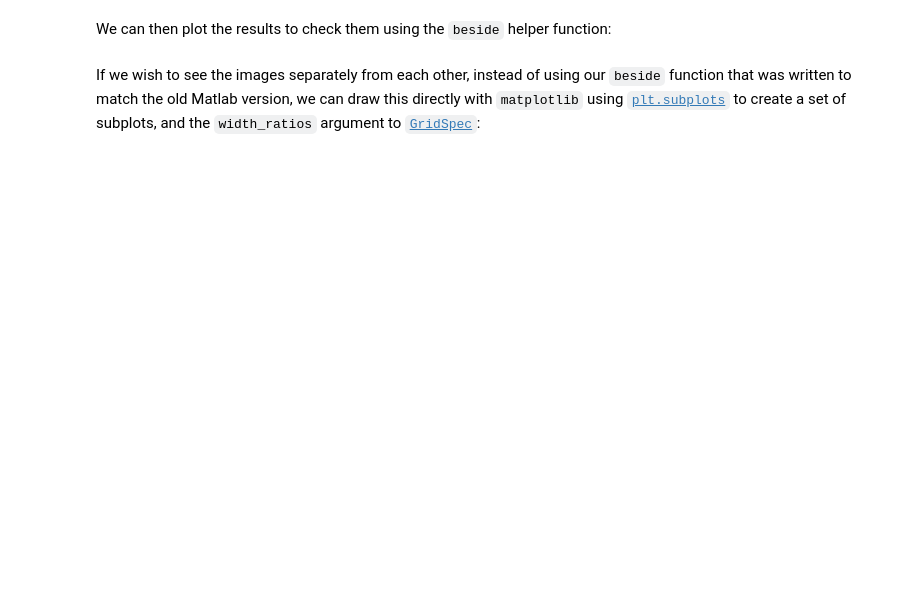
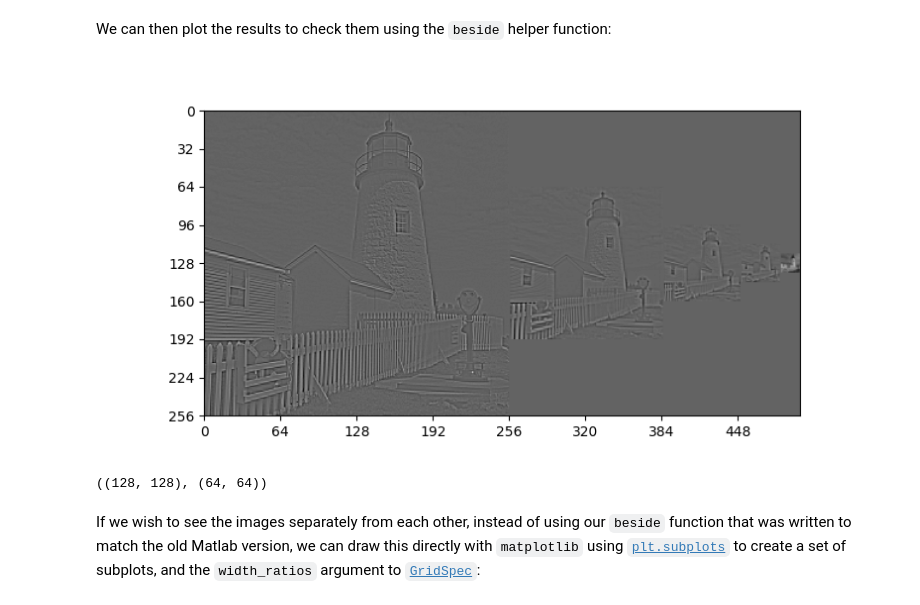
Before and after one commit to mas302/cued_sf2_lab, a Jupyter notebook: 6-laplacian-pyramid.ipynb, the cells around one changed output. Saved outputs shown, nothing was run; the diff lists cells and outputs as text; code cells hidden in the pictures; blank space fills up the shorter version.

```diff
--- a/6-laplacian-pyramid.ipynb
+++ b/6-laplacian-pyramid.ipynb
@@ -118,6 +162,7 @@ highpass images, `Y0 Y1 Y2 Y3`, each a quarter of the size of its predecessor, p
 lowpass image `X4`, which is a quarter of the size of `Y3`.
 # %%
 def py4enc(X, h):
+
     # YO
     X_1rd = rowdec(X, h)
     X_1rd2 = rowdec(X_1rd.T, h).T
@@ -126,33 +171,26 @@ def py4enc(X, h):
     Y0 = X - X1
 
     # Y1
-    X_2rd = rowdec(X1, h)
-    X_2rd2 = rowdec(X_2rd.T, h).T
-    X_2 = rowint(X_2rd2, 2*h)
+
+    X2_dec = rowdec(X_1rd2, h)
+    X2_dec2 = rowdec(X2_dec.T, h).T
+    X_2 = rowint(X2_dec2, 2*h)
     X2 = rowint(X_2.T, 2*h).T
-    Y1 = X1 - X2
+    Y1 = X_1rd2 - X2
 
-    # Y2
-    X_3rd = rowdec(X2, h)
-    X_3rd2 = rowdec(X_3rd.T, h).T
-    X_3 = rowint(X_3rd2, 2*h)
+    #Y2
+    X3_dec = rowdec(X2_dec2, h)
+    X3_dec2 = rowdec(X3_dec.T, h).T
+    X_3 = rowint(X3_dec2, 2*h)
     X3 = rowint(X_3.T, 2*h).T
-    Y2 = X2 - X3
-
-    # Y3
-    X_4rd = rowdec(X3, h)
-    X_4rd2 = rowdec(X_4rd.T, h).T
-    X_4 = rowint(X_4rd2, 2*h)
-    X4 = rowint(X_4.T, 2*h).T
-    Y3 = X3 - X4
+    Y2 = X2_dec2 - X3
 
 
+    #Y3 and X4- X4 is the same size as Y3 ???
+    X4_dec = rowdec(X3_dec2, h)
+    X4 = rowdec(X4_dec.T, h).T
+    X_4 = rowint(X4, 2*h)
+    X4_int2 = rowint(X_4.T, 2*h).T
+    Y3 = X3_dec2 - X4_int2
 
-    # remove these lines when implementing your code - they are here to show you what shape the plots below should be
-    Y0 = np.full(X.shape, np.nan)
-    Y1 = np.full(X.shape >> np.int_(1), np.nan)
-    Y2 = np.full(X.shape >> np.int_(2), np.nan)
-    Y3 = np.full(X.shape >> np.int_(3), np.nan)
-    X4 = np.full(X.shape >> np.int_(4), np.nan)
-
-    return Y0, Y1, Y2, Y3, X4
+    return Y0, Y1, Y2, Y3, X4, X3_dec2, X2_dec2, X_1rd2
@@ -163,9 +273,15 @@ We can then plot the results to check them using the `beside` helper function:
 # %%
 from cued_sf2_lab.laplacian_pyramid import beside
 # %%
-Y0, Y1, Y2, Y3, X4 = py4enc(X, h)
+Y0, Y1, Y2, Y3, X4, X3, X2, X1 = py4enc(X, h)
 fig, ax = plt.subplots(figsize=(8, 4))
 plot_image(beside(Y0, beside(Y1, beside(Y2, beside(Y3, X4)))), ax=ax);
+# %% [output]
+[figure, added]
+# %%
+Y1.shape, Y2.shape
+# %% [output]
+((128, 128), (64, 64))
 # %% [markdown]
 If we wish to see the images separately from each other, instead of using our `beside` function that was written to match the old Matlab version, we can draw this directly with `matplotlib` using [`plt.subplots`](https://matplotlib.org/stable/api/_as_gen/matplotlib.pyplot.subplots.html) to create a set of subplots, and the `width_ratios` argument to [`GridSpec`](https://matplotlib.org/stable/api/_as_gen/matplotlib.gridspec.GridSpec.html):
 # %%
```
Also changed, not shown: parts of 37 cells of this notebook, 4 other files.
